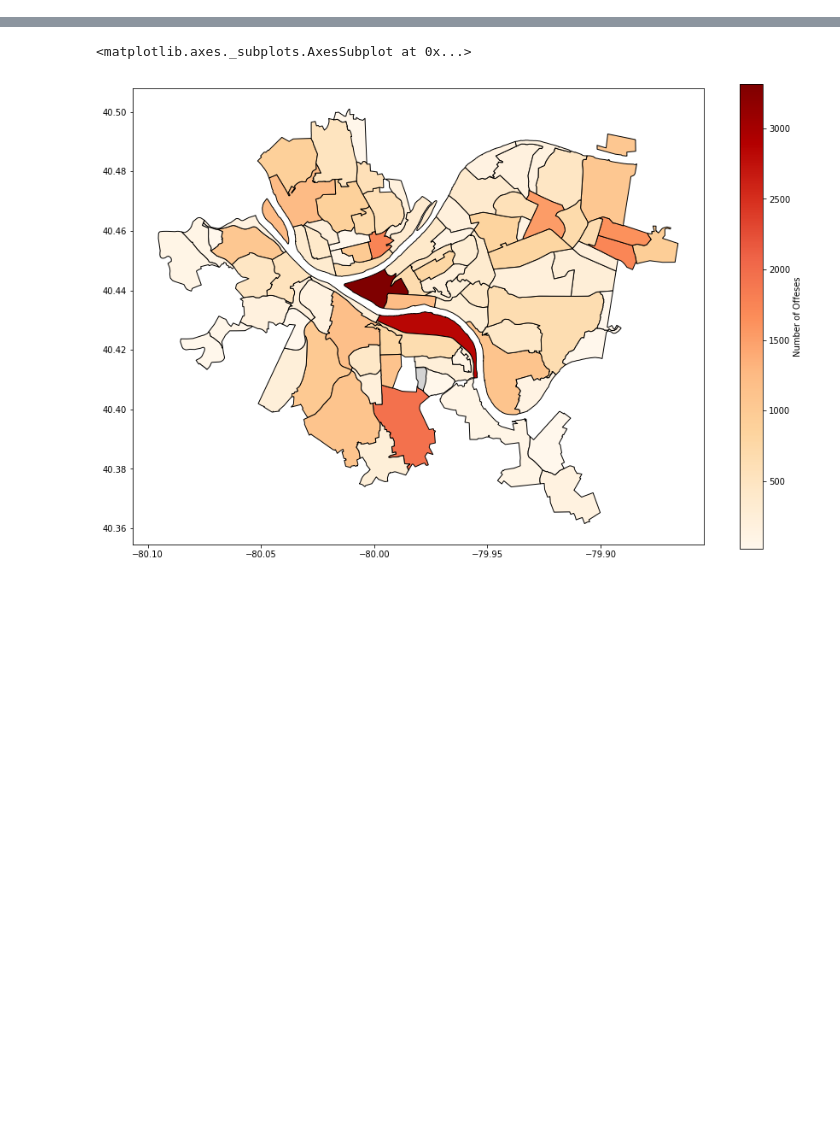
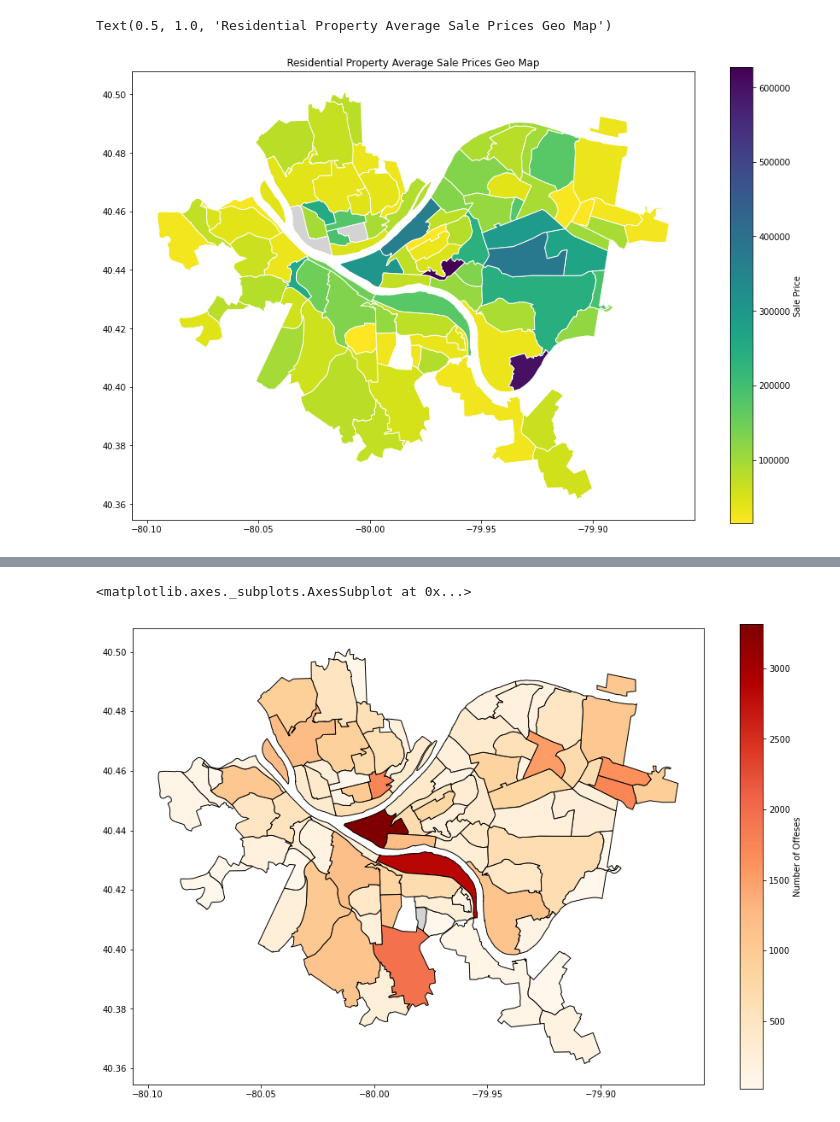
Before and after one commit to lslutsky/Big-Ideas-Final-Project, a Jupyter notebook: Final/Final.ipynb, the cells around one changed output, grey strips where cells are left out. Cells and saved outputs as stored; diff of their text form; code cells hidden in the pictures; blank space fills up the shorter version.

```diff
--- a/Final/Final.ipynb
+++ b/Final/Final.ipynb
@@ -19,0 +88,17 @@ code code code
+# %%
+#Geopandas:
+neighborhoods_geo = geopandas.read_file("Pitt/Neighborhoods_.shp")
+
+residential_map = neighborhoods_geo.merge(residential_data["SALEPRICE"], how='left', left_on='hood', right_on='NEIGHBORHOOD')
+residential_map[['hood',"SALEPRICE",'geometry']]
+residential_map.plot(column='SALEPRICE',
+                     cmap=plt.cm.get_cmap('viridis').reversed(),
+                     edgecolor="white",
+                     legend=True,
+                     legend_kwds={'label': "Sale Price"},
+                     figsize=(15, 10),
+                     missing_kwds={"color": "lightgrey"})
+plt.title("Residential Property Average Sale Prices Geo Map")
+# %% [output]
+Text(0.5, 1.0, 'Residential Property Average Sale Prices Geo Map')
+[figure, added]
```
Also changed, not shown: parts of 23 cells of this notebook.
